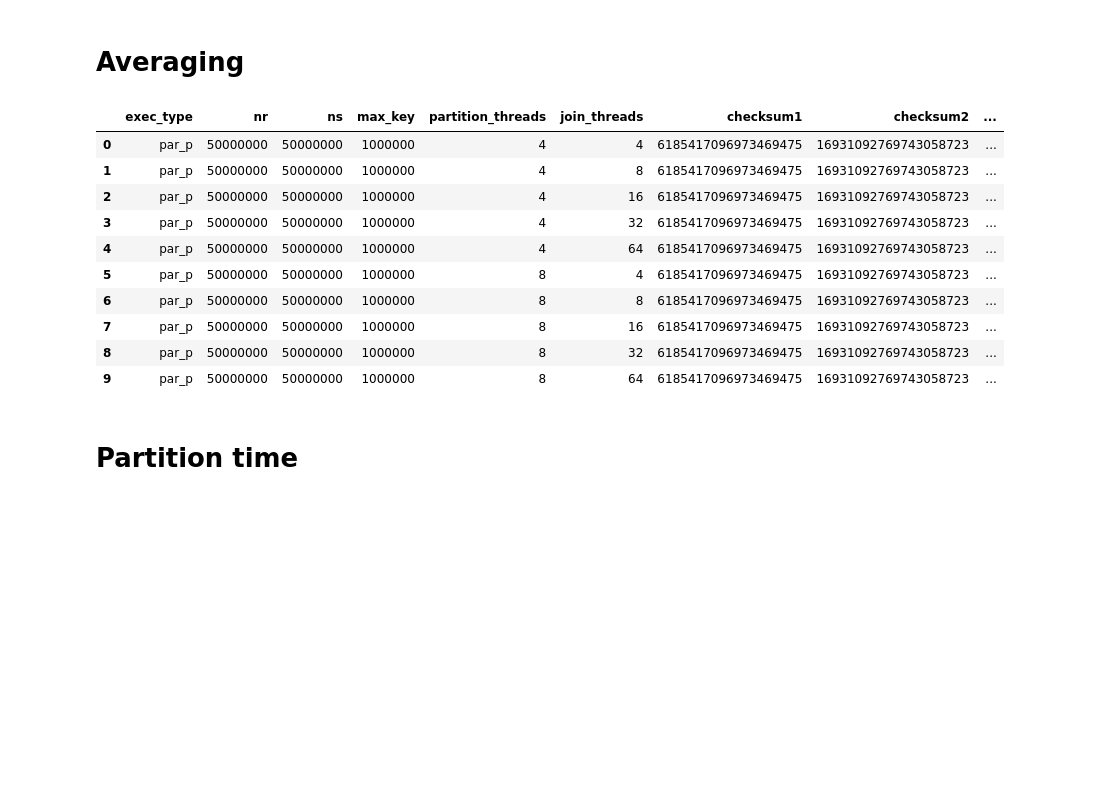
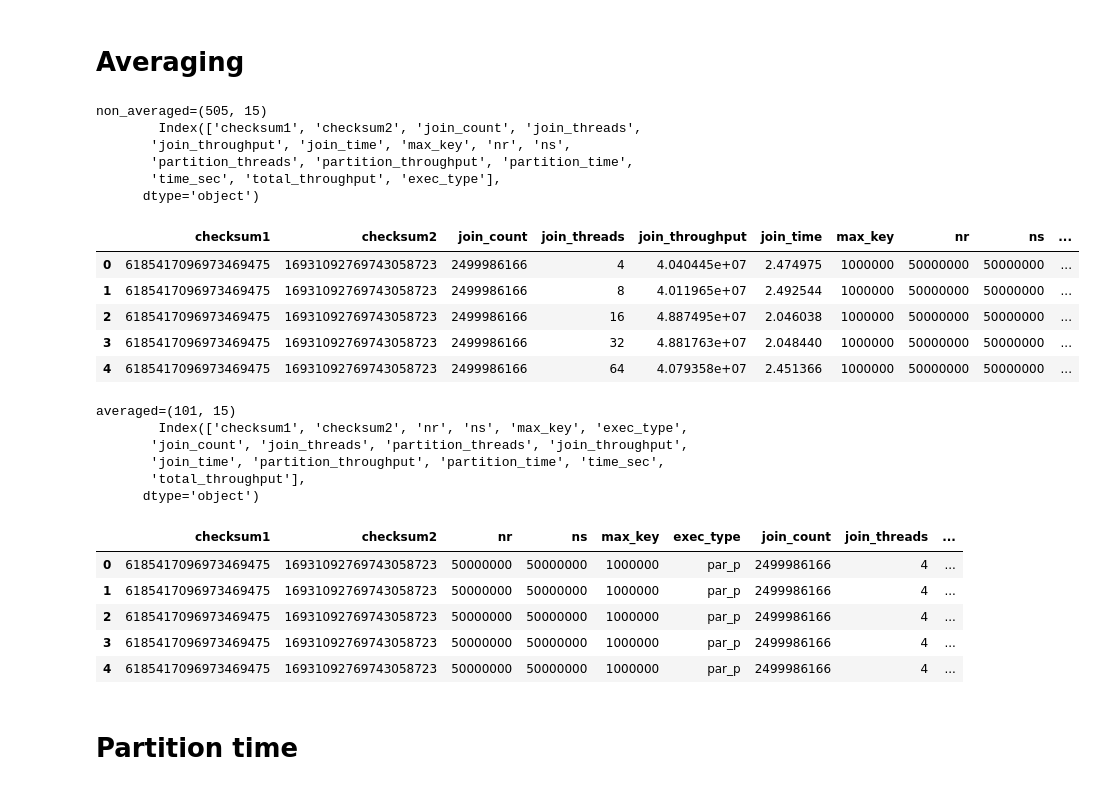
Before and after one commit to GianlucaPanzani/Optimization-of-Partitioned-Hash-Join-with-Duplicates-part_2, a Jupyter notebook: src/statistics.ipynb, the cells around one changed output. Drawn from its saved outputs; the diff is of its cells as text; code cells hidden in the pictures; blank space fills up the shorter version.

```diff
--- a/src/statistics.ipynb
+++ b/src/statistics.ipynb
@@ -285,46 +287,59 @@ checksum_validation_df
 # Averaging
 # %%
 group_columns = [
-    "exec_type",
+    "checksum1",
+    "checksum2",
     "nr",
     "ns",
     "max_key",
+    "exec_type",
+    "join_count",
+    "join_threads",
     "partition_threads",
-    "join_threads",
-    "checksum1",
-    "checksum2",
-    "join_count",
 ]
-avg_candidates = [
-    "partition_time",
-    "join_time",
-    "time_sec",
-    "partition_throughput",
-    "join_throughput",
-    "total_throughput",
+
+# Average every numeric field that is not part of the run-parameter key above.
+avg_columns = [
+    col for col in df.columns
+    if col not in group_columns and pd.api.types.is_numeric_dtype(df[col])
 ]
-avg_columns = [col for col in avg_candidates if col in df.columns]
 
 stable_avg_df = (
     df.groupby(group_columns, as_index=False)
     .agg({col: "mean" for col in avg_columns})
     .sort_values(group_columns)
     .reset_index(drop=True)
 )
 
-stable_avg_df.head(10)
+print(f"non_averaged={df.shape}\n\t{df.columns}")
+display(df.head(5))
+print(f"averaged={stable_avg_df.shape}\n\t{stable_avg_df.columns}")
+display(stable_avg_df.head(5))
 # %% [output]
+non_averaged=(505, 15)
+        Index(['checksum1', 'checksum2', 'join_count', 'join_threads',
+       'join_throughput', 'join_time', 'max_key', 'nr', 'ns',
+       'partition_threads', 'partition_throughput', 'partition_time',
+       'time_sec', 'total_throughput', 'exec_type'],
+      dtype='object')
-|  | exec_type | nr | ns | max_key | partition_threads | join_threads | checksum1 | checksum2 | ... |
-| 0 | par_p | 50000000 | 50000000 | 1000000 | 4 | 4 | 6185417096973469475 | 16931092769743058723 | ... |
-| 1 | par_p | 50000000 | 50000000 | 1000000 | 4 | 8 | 6185417096973469475 | 16931092769743058723 | ... |
-| 2 | par_p | 50000000 | 50000000 | 1000000 | 4 | 16 | 6185417096973469475 | 16931092769743058723 | ... |
-| 3 | par_p | 50000000 | 50000000 | 1000000 | 4 | 32 | 6185417096973469475 | 16931092769743058723 | ... |
-| 4 | par_p | 50000000 | 50000000 | 1000000 | 4 | 64 | 6185417096973469475 | 16931092769743058723 | ... |
-| 5 | par_p | 50000000 | 50000000 | 1000000 | 8 | 4 | 6185417096973469475 | 16931092769743058723 | ... |
-| 6 | par_p | 50000000 | 50000000 | 1000000 | 8 | 8 | 6185417096973469475 | 16931092769743058723 | ... |
-| 7 | par_p | 50000000 | 50000000 | 1000000 | 8 | 16 | 6185417096973469475 | 16931092769743058723 | ... |
-| 8 | par_p | 50000000 | 50000000 | 1000000 | 8 | 32 | 6185417096973469475 | 16931092769743058723 | ... |
-| 9 | par_p | 50000000 | 50000000 | 1000000 | 8 | 64 | 6185417096973469475 | 16931092769743058723 | ... |
+|  | checksum1 | checksum2 | join_count | join_threads | join_throughput | join_time | max_key | nr | ns | ... |
+| 0 | 6185417096973469475 | 16931092769743058723 | 2499986166 | 4 | 4.040445e+07 | 2.474975 | 1000000 | 50000000 | 50000000 | ... |
+| 1 | 6185417096973469475 | 16931092769743058723 | 2499986166 | 8 | 4.011965e+07 | 2.492544 | 1000000 | 50000000 | 50000000 | ... |
+| 2 | 6185417096973469475 | 16931092769743058723 | 2499986166 | 16 | 4.887495e+07 | 2.046038 | 1000000 | 50000000 | 50000000 | ... |
+| 3 | 6185417096973469475 | 16931092769743058723 | 2499986166 | 32 | 4.881763e+07 | 2.048440 | 1000000 | 50000000 | 50000000 | ... |
+| 4 | 6185417096973469475 | 16931092769743058723 | 2499986166 | 64 | 4.079358e+07 | 2.451366 | 1000000 | 50000000 | 50000000 | ... |
+averaged=(101, 15)
+        Index(['checksum1', 'checksum2', 'nr', 'ns', 'max_key', 'exec_type',
+       'join_count', 'join_threads', 'partition_threads', 'join_throughput',
+       'join_time', 'partition_throughput', 'partition_time', 'time_sec',
+       'total_throughput'],
+      dtype='object')
+|  | checksum1 | checksum2 | nr | ns | max_key | exec_type | join_count | join_threads | ... |
+| 0 | 6185417096973469475 | 16931092769743058723 | 50000000 | 50000000 | 1000000 | par_p | 2499986166 | 4 | ... |
+| 1 | 6185417096973469475 | 16931092769743058723 | 50000000 | 50000000 | 1000000 | par_p | 2499986166 | 4 | ... |
+| 2 | 6185417096973469475 | 16931092769743058723 | 50000000 | 50000000 | 1000000 | par_p | 2499986166 | 4 | ... |
+| 3 | 6185417096973469475 | 16931092769743058723 | 50000000 | 50000000 | 1000000 | par_p | 2499986166 | 4 | ... |
+| 4 | 6185417096973469475 | 16931092769743058723 | 50000000 | 50000000 | 1000000 | par_p | 2499986166 | 4 | ... |
 # %% [markdown]
 # Partition time
 # %%
```
Also changed, not shown: parts of 6 cells of this notebook, 7 other files.
